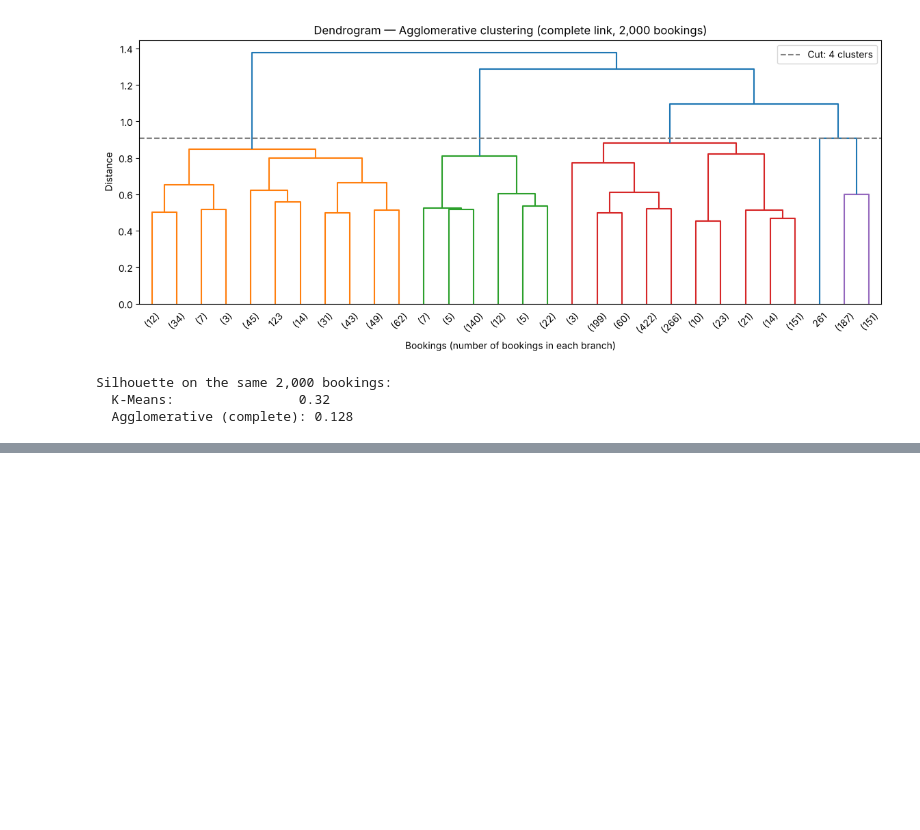
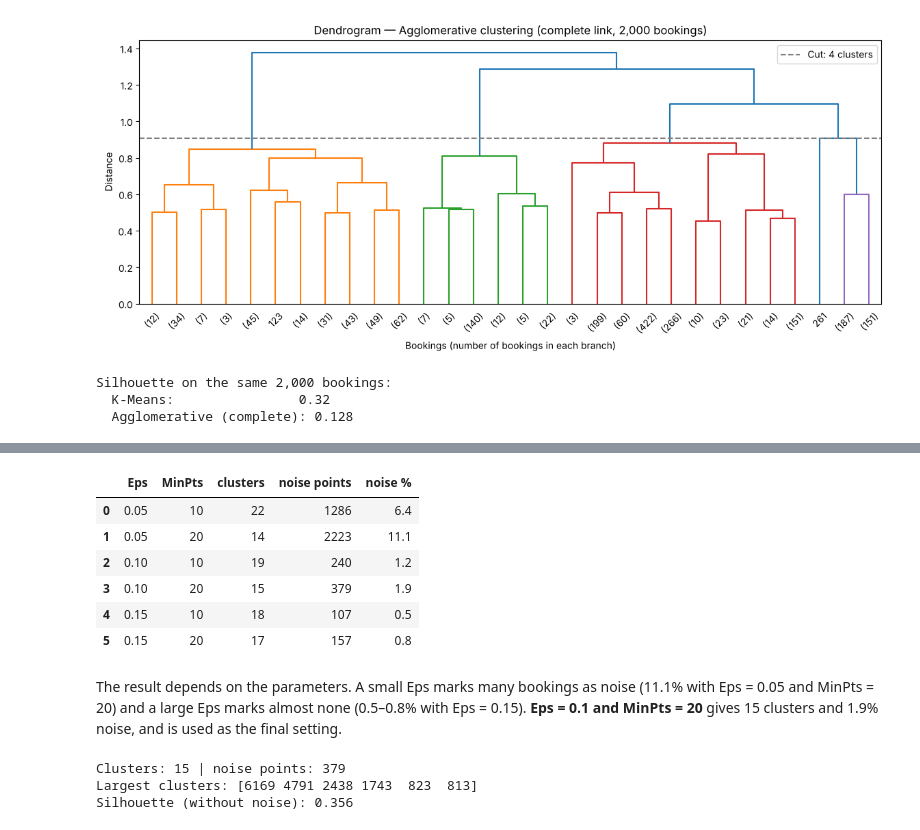
Before and after one commit to Prohamad/hotel-cancellation-data-mining, a Jupyter notebook: notebooks/07_clustering.ipynb, the cells around one changed output, grey strips where cells are left out. Cells and saved outputs as stored; diff of their text form; code cells hidden in the pictures; blank space fills up the shorter version.

```diff
--- a/notebooks/07_clustering.ipynb
+++ b/notebooks/07_clustering.ipynb
@@ -212,3 +292,9 @@ for link in ["single", "complete", "average"]:
 single    cluster sizes: [1997    1    1    1] | silhouette: 0.399
 complete  cluster sizes: [ 339 1169  191  301] | silhouette: 0.128
 average   cluster sizes: [1995    3    1    1] | silhouette: 0.322
+# %%
+from scipy.cluster.hierarchy import linkage, fcluster
+
+Z_centroid = linkage(X_sample, method="centroid")
+labels = fcluster(Z_centroid, 4, criterion="maxclust") - 1
+print(f"centroid  cluster sizes: {np.bincount(labels)} | silhouette: {silhouette_score(X_sample, labels):.3f}")
@@ -245,0 +345,42 @@ Silhouette on the same 2,000 bookings:
+# %%
+rng = np.random.RandomState(42)
+idx_db = rng.choice(len(X), 20000, replace=False)
+X_db = X[idx_db]
+
+rows = []
+for eps in [0.05, 0.1, 0.15]:
+    for min_pts in [10, 20]:
+        labels = DBSCAN(eps=eps, min_samples=min_pts).fit_predict(X_db)
+        in_cluster = labels != -1
+        rows.append({"Eps": eps, "MinPts": min_pts,
+                     "clusters": len(set(labels[in_cluster])),
+                     "noise points": (~in_cluster).sum(),
+                     "noise %": round((~in_cluster).mean() * 100, 1)})
+
+pd.DataFrame(rows)
+# %% [output]
+|  | Eps | MinPts | clusters | noise points | noise % |
+| 0 | 0.05 | 10 | 22 | 1286 | 6.4 |
+| 1 | 0.05 | 20 | 14 | 2223 | 11.1 |
+| 2 | 0.10 | 10 | 19 | 240 | 1.2 |
+| 3 | 0.10 | 20 | 15 | 379 | 1.9 |
+| 4 | 0.15 | 10 | 18 | 107 | 0.5 |
+| 5 | 0.15 | 20 | 17 | 157 | 0.8 |
+# %% [markdown]
+The result depends on the parameters. A small Eps marks many bookings as noise (11.1% with Eps = 0.05 and MinPts = 20) and a large Eps marks almost none (0.5–0.8% with Eps = 0.15).
+**Eps = 0.1 and MinPts = 20** gives 15 clusters and 1.9% noise, and is used as the final setting.
+# %%
+dbscan = DBSCAN(eps=0.1, min_samples=20)
+db_labels = dbscan.fit_predict(X_db)
+in_cluster = db_labels != -1
+
+sizes = np.sort(np.bincount(db_labels[in_cluster]))[::-1]
+sil_dbscan = silhouette_score(X_db[in_cluster], db_labels[in_cluster], sample_size=10000, random_state=42)
+
+print("Clusters:", len(sizes), "| noise points:", (~in_cluster).sum())
+print("Largest clusters:", sizes[:6])
+print("Silhouette (without noise):", round(sil_dbscan, 3))
+# %% [output]
+Clusters: 15 | noise points: 379
+Largest clusters: [6169 4791 2438 1743  823  813]
+Silhouette (without noise): 0.356
```
Also changed, not shown: parts of 23 cells of this notebook, 18 other files.
